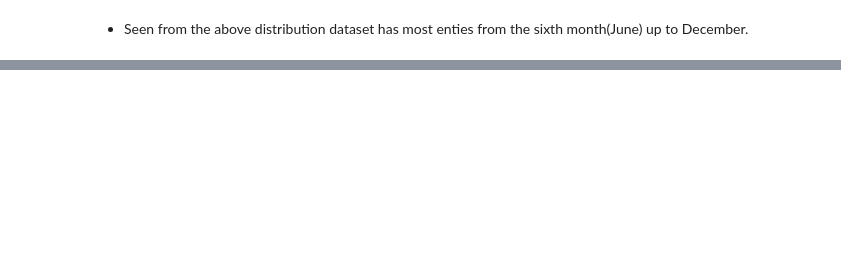
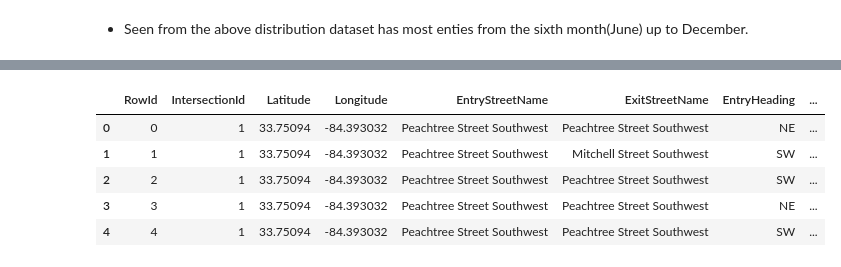
Before and after one commit to spliichx/traffic-congestion, a Jupyter notebook: traffic.ipynb, the cells around one changed output, grey strips where cells are left out. Saved outputs shown, nothing was run; the diff lists cells and outputs as text; code cells hidden in the pictures; blank space fills up the shorter version.

```diff
--- a/traffic.ipynb
+++ b/traffic.ipynb
@@ -196,0 +320,15 @@ val.set_ylim(0, max(sizes) * 1.15)
+# %%
+street_code = ['Avenue','Street','Boulevard','Road','Highway','Drive','Parkway','Square','Way','Ave','St','Pkwy','Lane','Circle','Place','Other']
+street_name = ['Avenue','Street','Boulevard','Road','Highway','Drive','Parkway','Square','Way','Avenue','Street','Parkway','Lane','Circle','Place','Other']
+
+for i in range(len(street_code)):
+    train.loc[~(train['EntryStreetName'].isna()) & (train['EntryStreetName'].str.contains(street_code[i])), 'EntryStreetType'] = street_name[i]
+    train.loc[~(train['ExitStreetName'].isna()) & (train['ExitStreetName'].str.contains(street_code[i])), 'ExitStreetType'] = street_name[i]
+    test.loc[~(test['EntryStreetName'].isna()) & (test['EntryStreetName'].str.contains(street_code[i])), 'EntryStreetType'] = street_name[i]
+    test.loc[~(test['ExitStreetName'].isna()) & (test['ExitStreetName'].str.contains(street_code[i])), 'ExitStreetType'] = street_name[i]
+
+    train['EntryStreetType'].fillna('Other',inplace=True)
+    train['ExitStreetType'].fillna('Other',inplace=True)
+
+    test['EntryStreetType'].fillna('Other',inplace=True)
+    test['ExitStreetType'].fillna('Other',inplace=True)
@@ -196,0 +351,13 @@ val.set_ylim(0, max(sizes) * 1.15)
+# %%
+entry_point_test = test[['City','IntersectionId','EntryHeading']].drop_duplicates().groupby(['City','IntersectionId']).agg({'EntryHeading':'count'}).reset_index().rename(columns={'EntryHeading':'EntryCount'})
+exit_point_test = test[['City','IntersectionId','ExitHeading']].drop_duplicates().groupby(['City','IntersectionId']).agg({'ExitHeading':'count'}).reset_index().rename(columns={'ExitHeading':'ExitCount'})
+test = test.merge(entry_point_test, on=['City','IntersectionId'], how='left')
+test = test.merge(exit_point_test, on=['City','IntersectionId'], how='left')
+test.head()
+# %% [output]
+|  | RowId | IntersectionId | Latitude | Longitude | EntryStreetName | ExitStreetName | EntryHeading | ... |
+| 0 | 0 | 1 | 33.75094 | -84.393032 | Peachtree Street Southwest | Peachtree Street Southwest | NE | ... |
+| 1 | 1 | 1 | 33.75094 | -84.393032 | Peachtree Street Southwest | Mitchell Street Southwest | SW | ... |
+| 2 | 2 | 1 | 33.75094 | -84.393032 | Peachtree Street Southwest | Peachtree Street Southwest | SW | ... |
+| 3 | 3 | 1 | 33.75094 | -84.393032 | Peachtree Street Southwest | Peachtree Street Southwest | NE | ... |
+| 4 | 4 | 1 | 33.75094 | -84.393032 | Peachtree Street Southwest | Peachtree Street Southwest | SW | ... |
```
Also changed, not shown: parts of 18 cells of this notebook.
